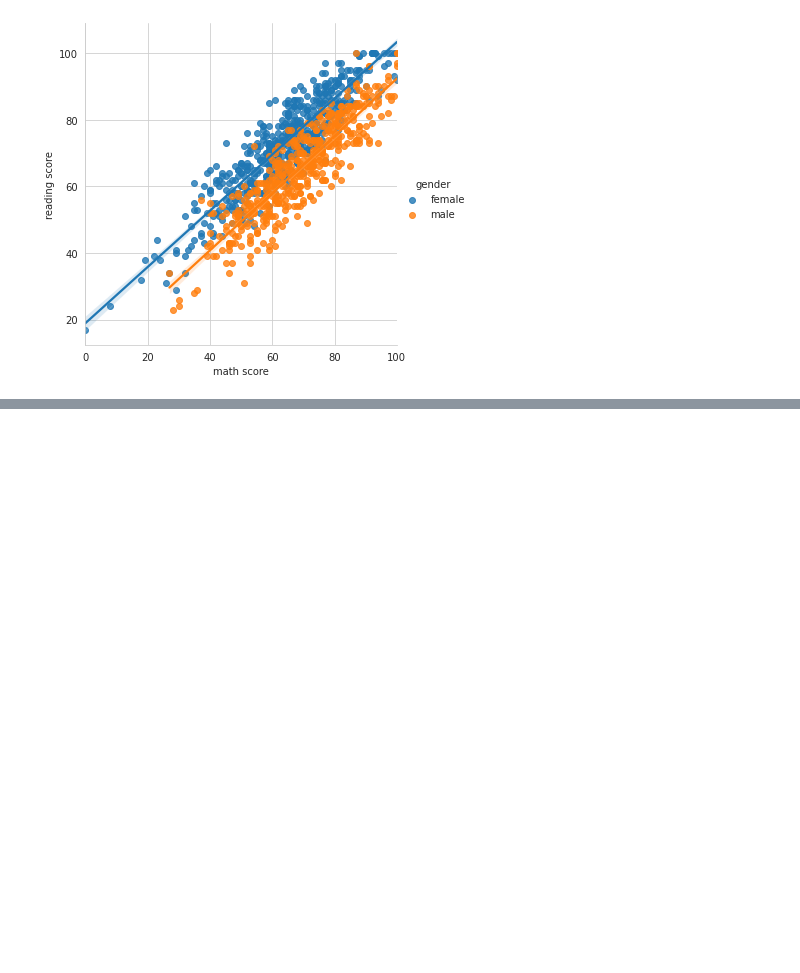
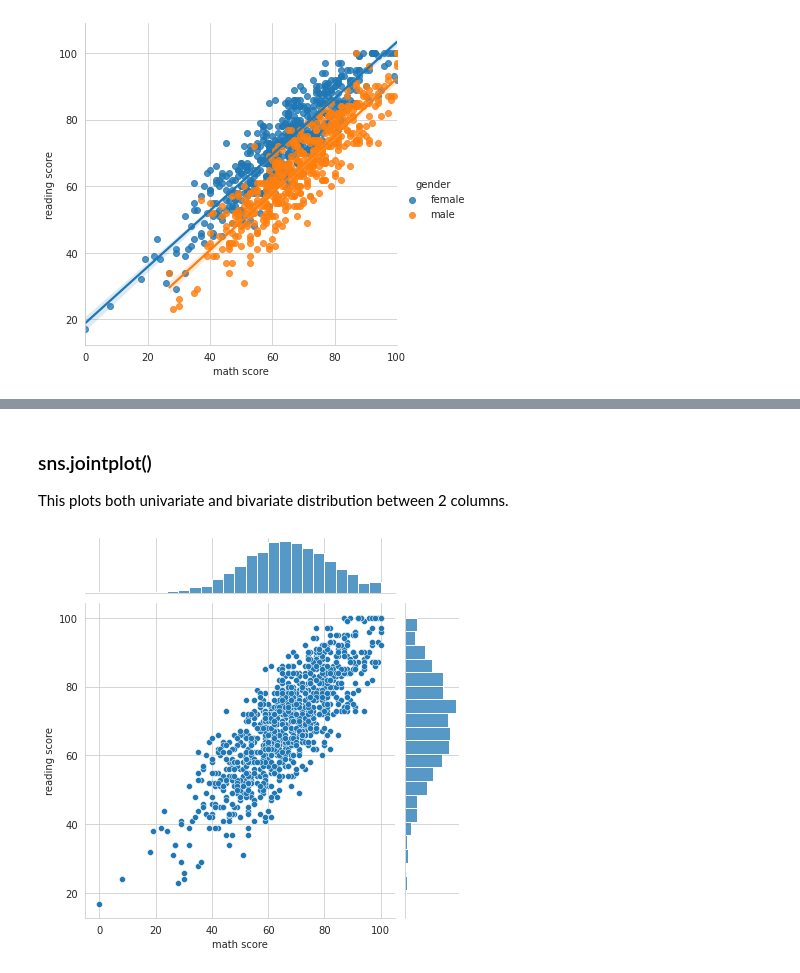
Before and after one commit to Nitroson/My-Seaborn-tutorial, a Jupyter notebook: Seaborn.ipynb, the cells around one changed output, grey strips where cells are left out. Drawn from its saved outputs; the diff is of its cells as text; code cells hidden in the pictures; blank space fills up the shorter version.

```diff
--- a/Seaborn.ipynb
+++ b/Seaborn.ipynb
@@ -151,0 +164,11 @@ plt.show()
+# %% [markdown]
+### sns.jointplot()
+This plots both univariate and bivariate distribution between 2 columns.
+# %%
+sns.jointplot(x = 'math score',
+              y = 'reading score',
+              data = student
+)
+plt.show()
+# %% [output]
+[figure, added]
```
Also changed, not shown: parts of 17 cells of this notebook.
